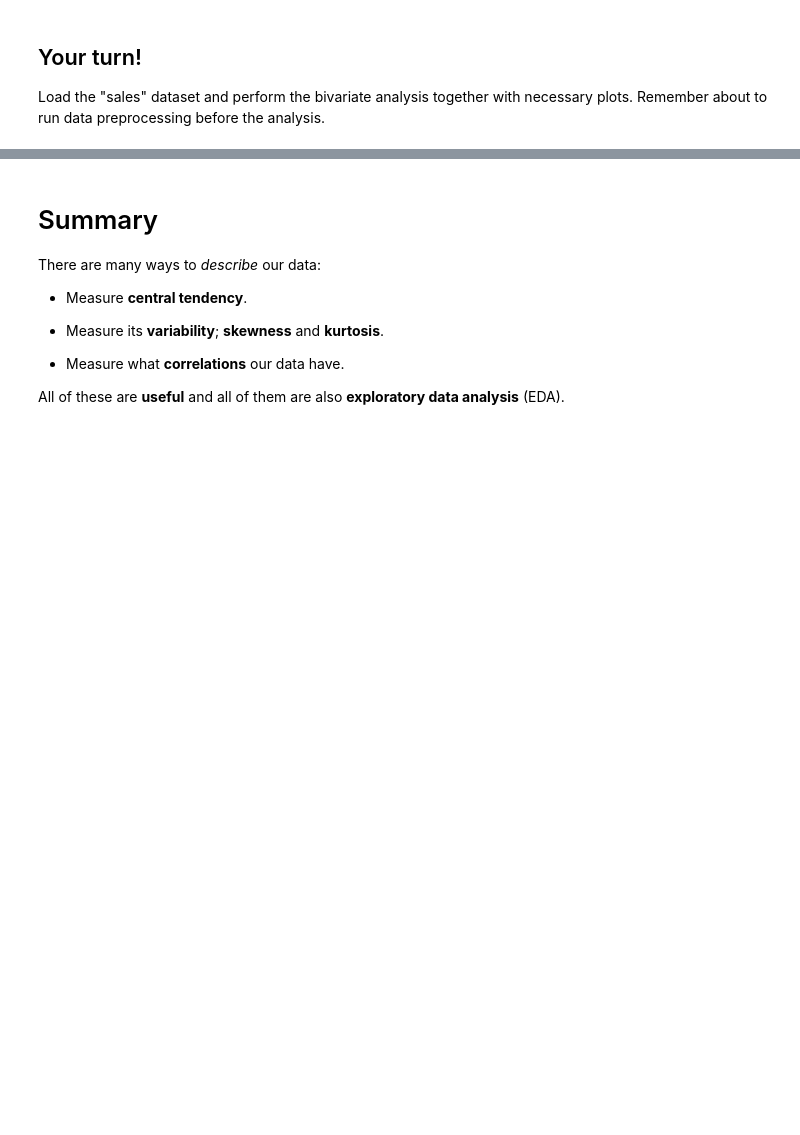
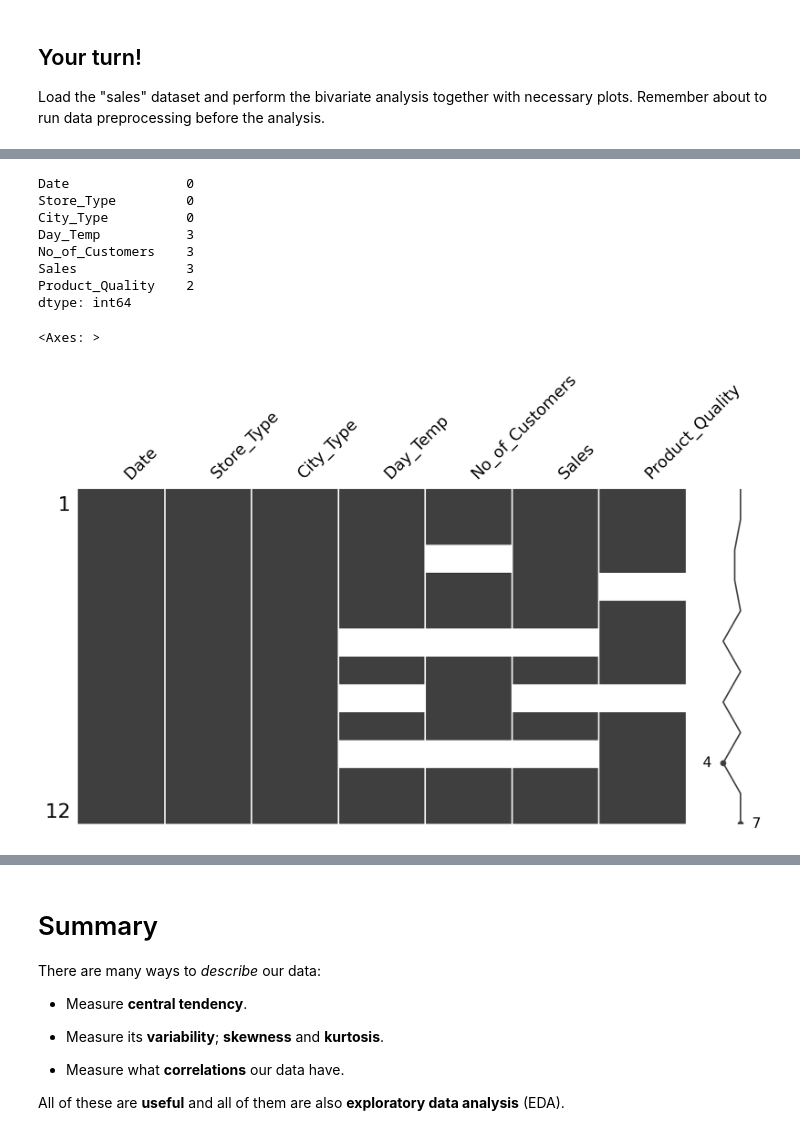
Before and after one commit to bartek00000/descripitve_stat, a Jupyter notebook: Exercise9.ipynb, the cells around one changed output, grey strips where cells are left out. Cells and saved outputs as stored; diff of their text form; code cells hidden in the pictures; blank space fills up the shorter version.

```diff
--- a/Exercise9.ipynb
+++ b/Exercise9.ipynb
@@ -577,0 +591,16 @@ df_sales.head(5)
+# %%
+import missingno as msno
+print(df_sales.isnull().sum())
+# missing data visualization
+msno.matrix(df_sales, figsize=(12, 6), )
+# %% [output]
+Date               0
+Store_Type         0
+City_Type          0
+Day_Temp           3
+No_of_Customers    3
+Sales              3
+Product_Quality    2
+dtype: int64
+<Axes: >
+[figure, added]
```
Also changed, not shown: parts of 13 cells of this notebook, 1 other file.
